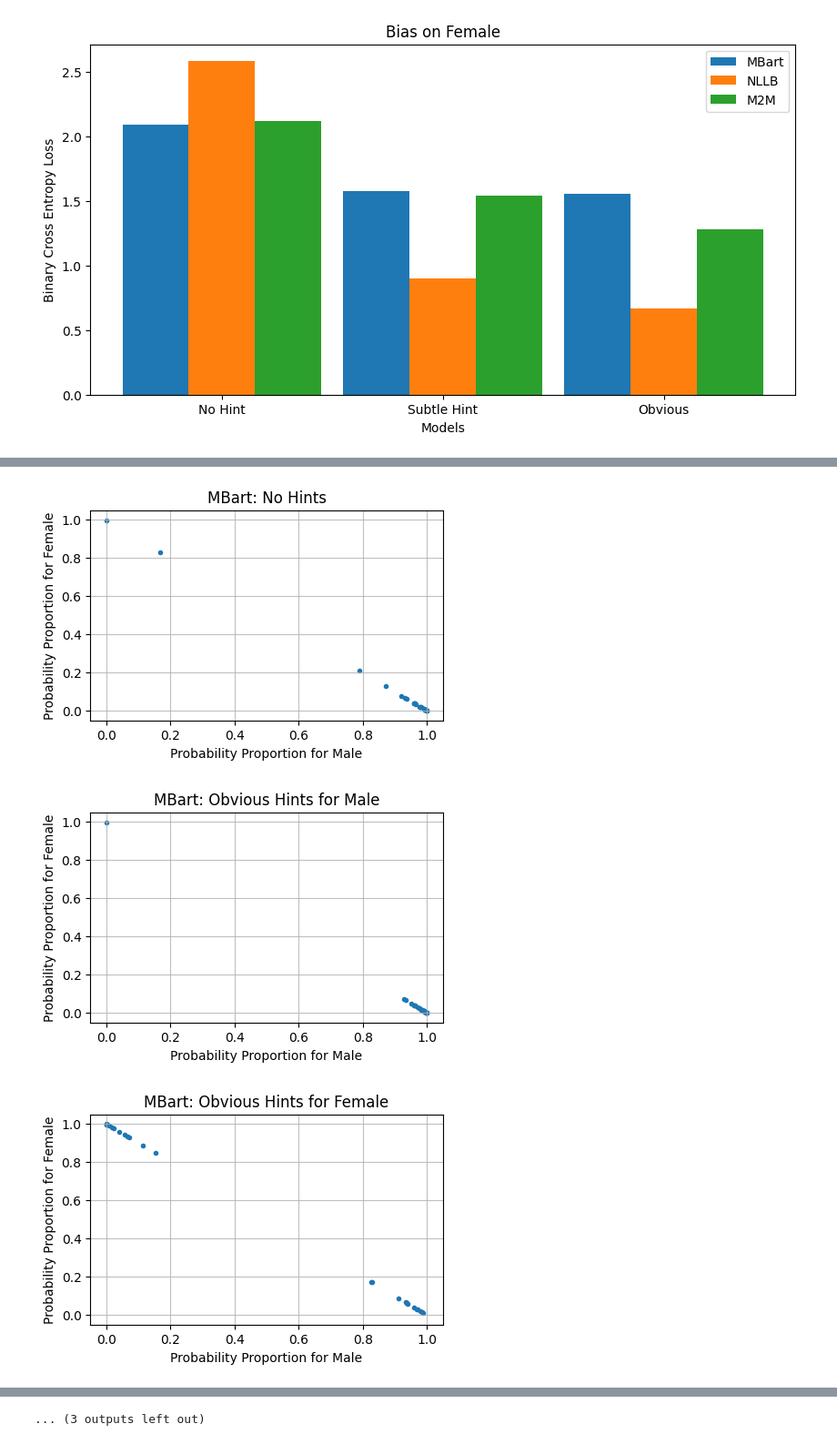
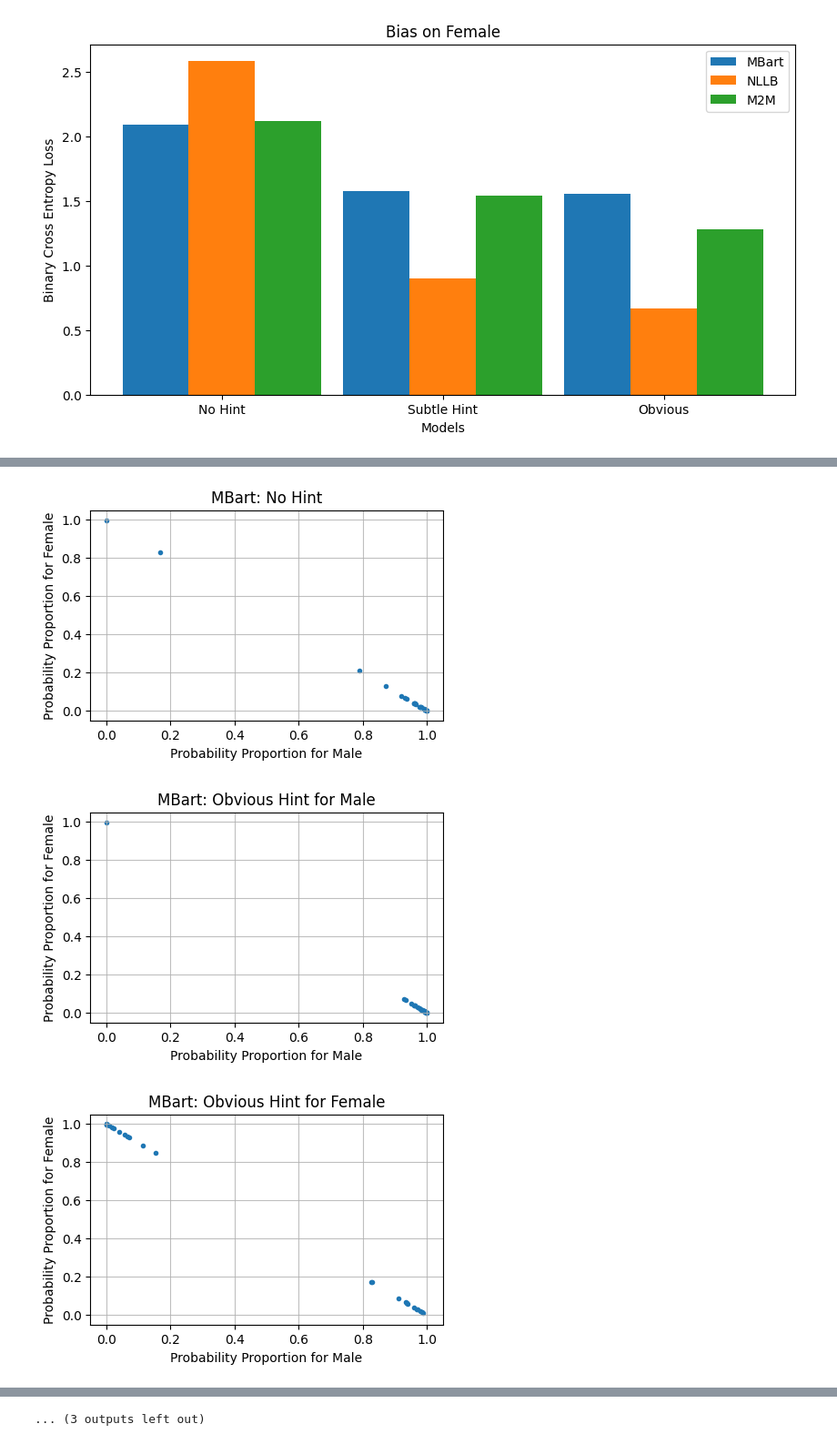
Before and after one commit to RcwYuen/ucl-comp0087-snlp-cw, a Jupyter notebook: to_excel.ipynb, the cells around one changed output, grey strips where cells are left out. Shown at 91% size. Cells and saved outputs as stored; diff of their text form; code cells hidden in the pictures.

```diff
--- a/to_excel.ipynb
+++ b/to_excel.ipynb
@@ -59,38 +59,39 @@ plt.rcParams["figure.figsize"] = (5, 3)
 
 def getvals(model, title = None):
     path = Path.cwd() / "probabilities" / model
 
     file = path / "Merged-Prob.xlsx"
     sheets = pd.ExcelFile(file).sheet_names
     dfs = pd.read_excel(file, sheet_name=sheets)
     titles = {
-        "obv (M)": "Obvious Hints for Male",
-        "obv (F)": "Obvious Hints for Female",
-        "nohints": "No Hints",
+        "obv (M)": "Obvious Hint for Male",
+        "obv (F)": "Obvious Hint for Female",
+        "nohints": "No Hint",
         "hints (M)": "Subtle Hint for Male",
         "hints (F)": "Subtle Hint for Female",
     }
+
     for sheetname, sheet in dfs.items():
         df = pd.DataFrame()
         df["Male"] = sheet[[i for i in sheet.columns if "Male" in i]].mean(axis = 1)
         df["Female"] = sheet[[i for i in sheet.columns if "Female" in i]].mean(axis = 1)
         plt.scatter(df["Male"], df["Female"], marker = ".")
         plt.title(f"{title}: {titles[sheetname]}")
         plt.xlabel("Probability Proportion for Male")
         plt.ylabel("Probability Proportion for Female")
         plt.xlim((-0.05, 1.05))
         plt.ylim((-0.05, 1.05))
         plt.grid(alpha = 0.8)
         plt.show()
 
 getvals("mbart", title = "MBart")
 getvals("nllb", title = "NLLB")
 getvals("m2m-100", title = "M2M-100")
 # %% [output]
 [figure]
 [figure]
-[figure, old version]
+[figure, new version]
-[figure, old version]
+[figure, new version]
-[figure, old version]
+[figure, new version]
 [figure]
 [figure]
```
Also changed, not shown: parts of 2 cells of this notebook.
